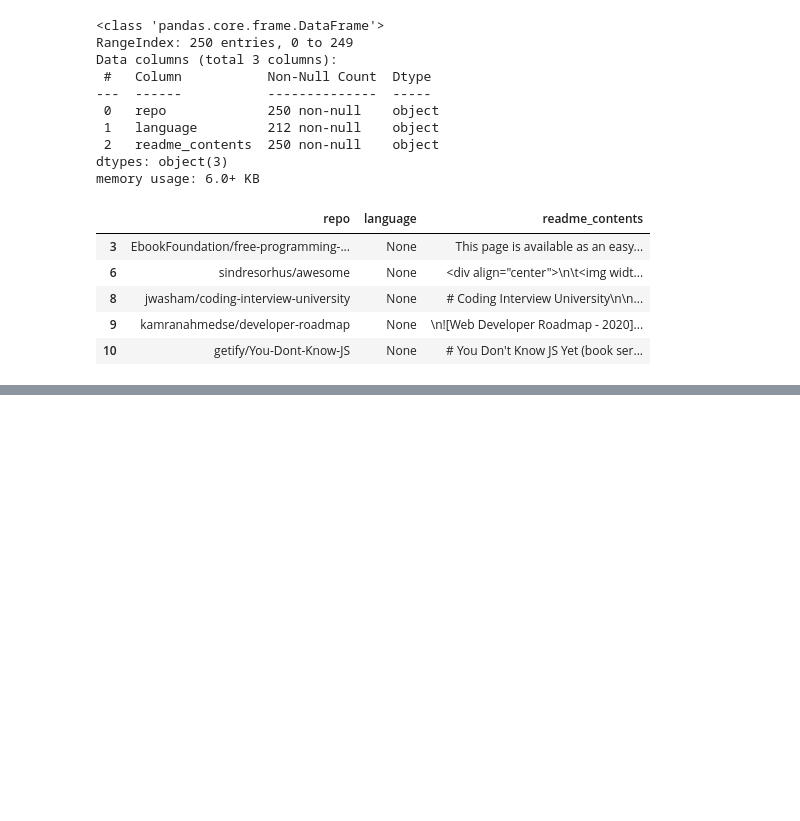
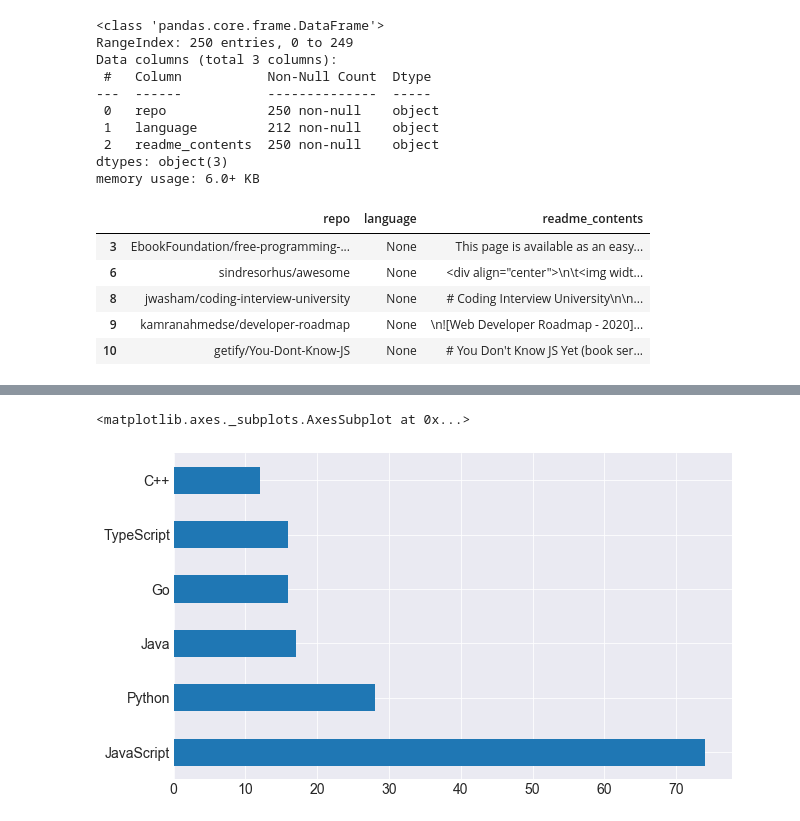
Before and after one commit to The-Tree-Muskeeters/git-language, a Jupyter notebook: nlp_project_redo.ipynb, the cells around one changed output, grey strips where cells are left out. Cells and saved outputs as stored; diff of their text form; code cells hidden in the pictures; blank space fills up the shorter version.

```diff
--- a/nlp_project_redo.ipynb
+++ b/nlp_project_redo.ipynb
@@ -172 +156,3 @@ Vim script           1
 Name: language, dtype: int64
+# %%
+df = df.groupby('language').filter(lambda x: len(x)>7)
@@ -172,0 +178,5 @@ Name: language, dtype: int64
+# %%
+df.language.value_counts().plot.barh()
+# %% [output]
+<matplotlib.axes._subplots.AxesSubplot at 0x...>
+[figure, added]
```
Also changed, not shown: parts of 19 cells of this notebook.
